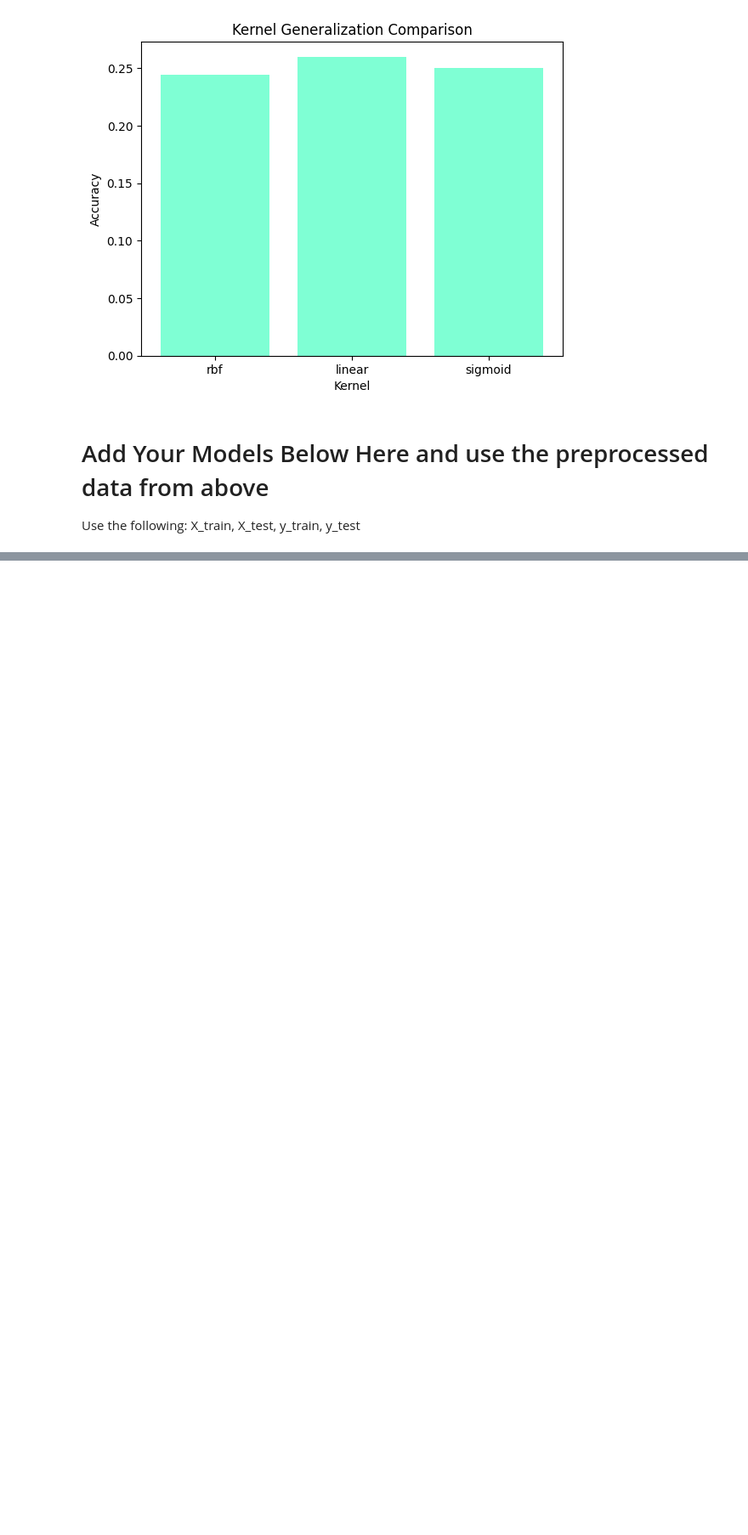
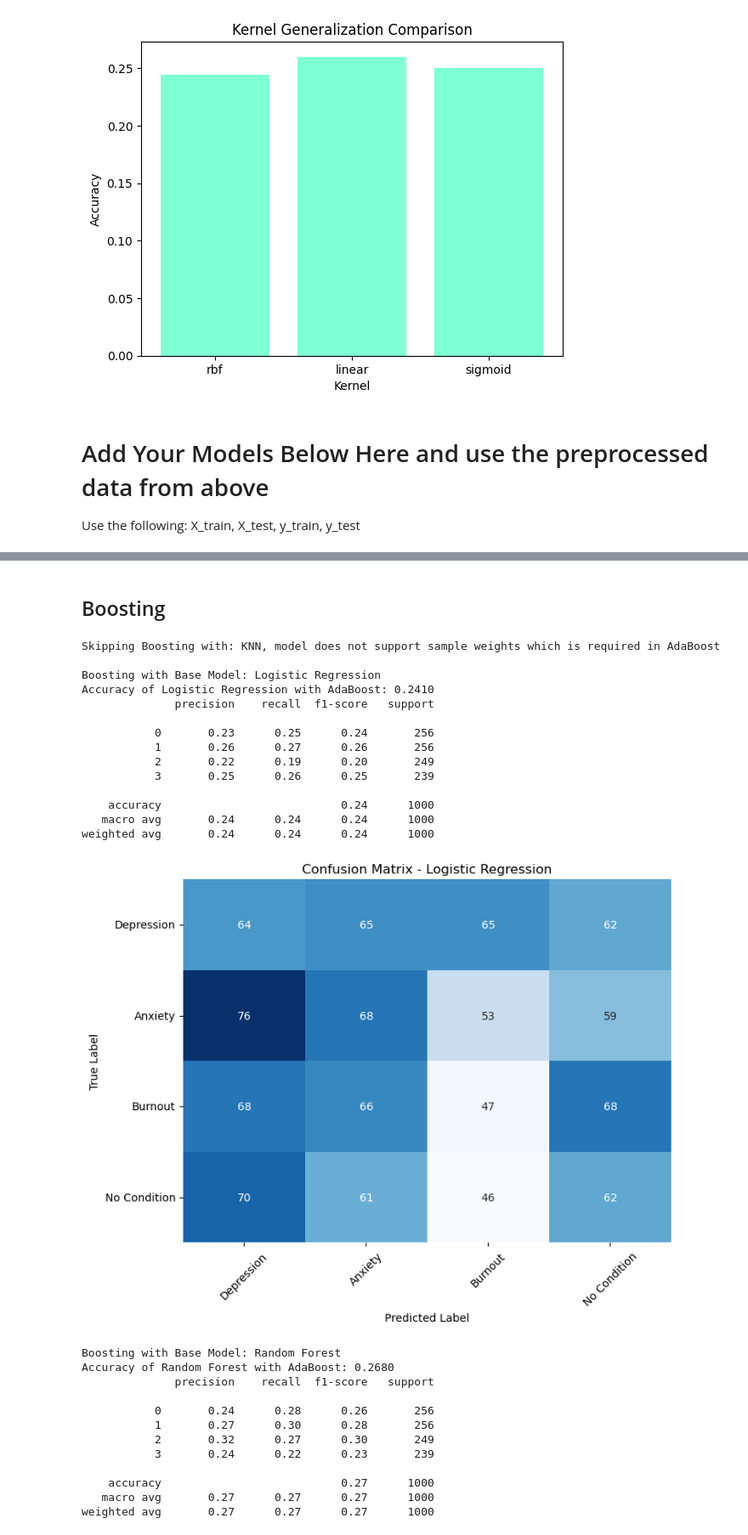
Before and after one commit to johnnyhuyhuynh/MindSpace, a Jupyter notebook: MindSpace-Clean.ipynb, the cells around one changed output, grey strips where cells are left out. Shown at 85% size. Drawn from its saved outputs; the diff is of its cells as text; code cells hidden in the pictures; blank space fills up the shorter version.

```diff
--- a/MindSpace-Clean.ipynb
+++ b/MindSpace-Clean.ipynb
@@ -446,0 +686,64 @@ Use the following: X_train, X_test, y_train, y_test
+# %% [markdown]
+## Boosting
+# %%
+from sklearn.ensemble import AdaBoostClassifier
+from sklearn.base import clone
+
+for model_name, base_model in models.items():
+    if model_name == "KNN" or model_name == "Neural Network":
+        print(f"\nSkipping Boosting with: {model_name}, model does not support sample weights which is required in AdaBoost")
+        continue
+
+    print(f"\nBoosting with Base Model: {model_name}")
+
+    # Clone  model for fresh state
+    base_model_clone = clone(base_model)
+
+    # Create an AdaBoost classifier using the base model
+    adaboost_model = AdaBoostClassifier(
+        estimator=base_model_clone,
+        n_estimators=50,  # boosting rounds
+        learning_rate=1.0,  # contribution of each model
+        random_state=42,
+        algorithm='SAMME'
+    )
+
+    # Train boosted model
+    adaboost_model.fit(X_train, y_train)
+
+    # Predict on the test set
+    y_predBoosting = adaboost_model.predict(X_test)
+
+    # Evaluate the boosted model
+    accuracy = accuracy_score(y_test, y_predBoosting)
+    print(f"Accuracy of {model_name} with AdaBoost: {accuracy:.4f}")
+    print(classification_report(y_test, y_predBoosting, zero_division=0))
+    plot_confusion_matrix(y_true=y_test, y_pred=y_predBoosting, title= f"Confusion Matrix - {model_name}")
+# %% [output]
+Skipping Boosting with: KNN, model does not support sample weights which is required in AdaBoost
+
+Boosting with Base Model: Logistic Regression
+Accuracy of Logistic Regression with AdaBoost: 0.2410
+              precision    recall  f1-score   support
+
+           0       0.23      0.25      0.24       256
+           1       0.26      0.27      0.26       256
+           2       0.22      0.19      0.20       249
+           3       0.25      0.26      0.25       239
+
+    accuracy                           0.24      1000
+   macro avg       0.24      0.24      0.24      1000
+weighted avg       0.24      0.24      0.24      1000
+[figure, added]
+Boosting with Base Model: Random Forest
+Accuracy of Random Forest with AdaBoost: 0.2680
+              precision    recall  f1-score   support
+
+           0       0.24      0.28      0.26       256
+           1       0.27      0.30      0.28       256
+           2       0.32      0.27      0.30       249
+           3       0.24      0.22      0.23       239
+
+    accuracy                           0.27      1000
+   macro avg       0.27      0.27      0.27      1000
+weighted avg       0.27      0.27      0.27      1000
```
Also changed, not shown: parts of 10 cells of this notebook.
